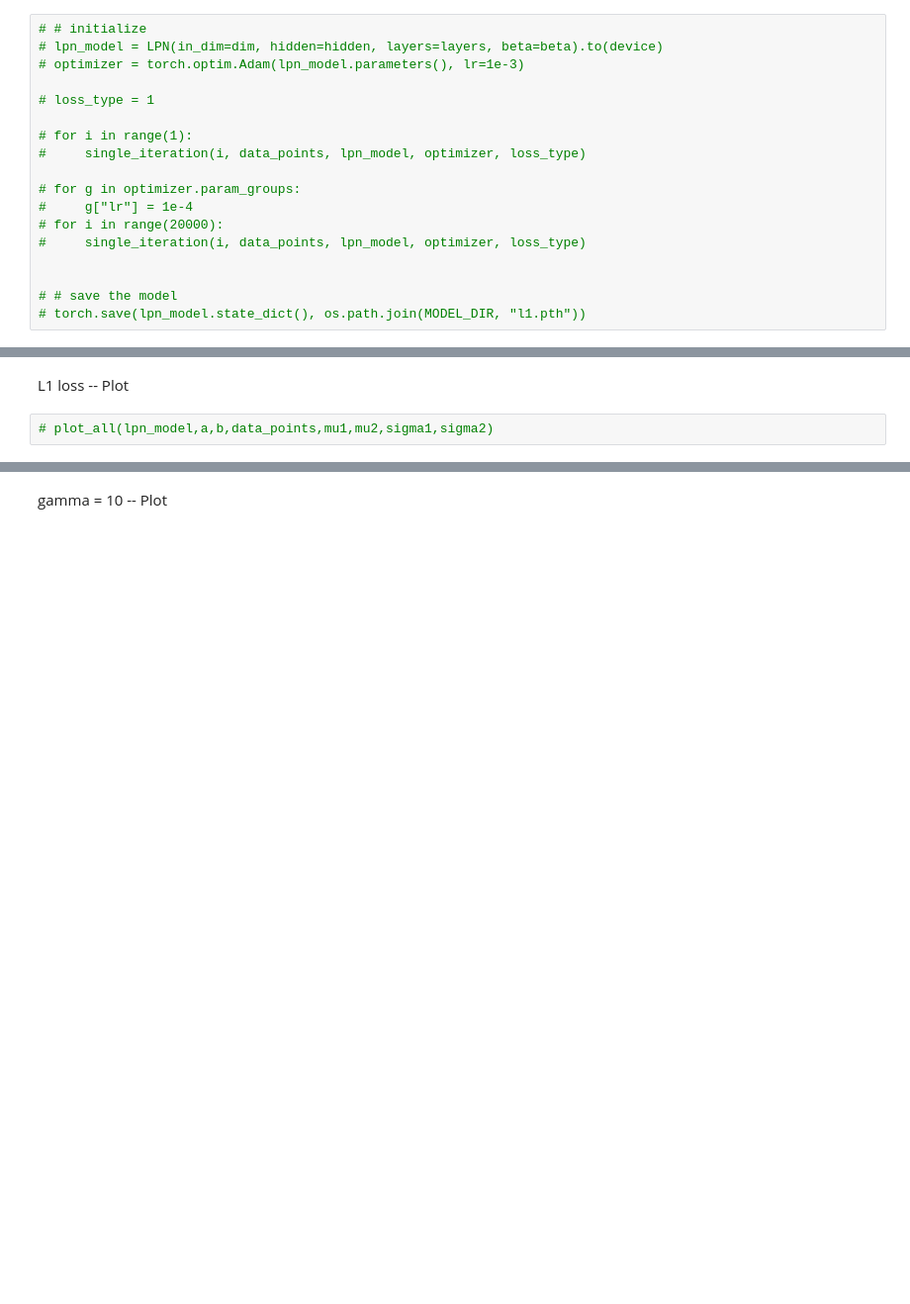
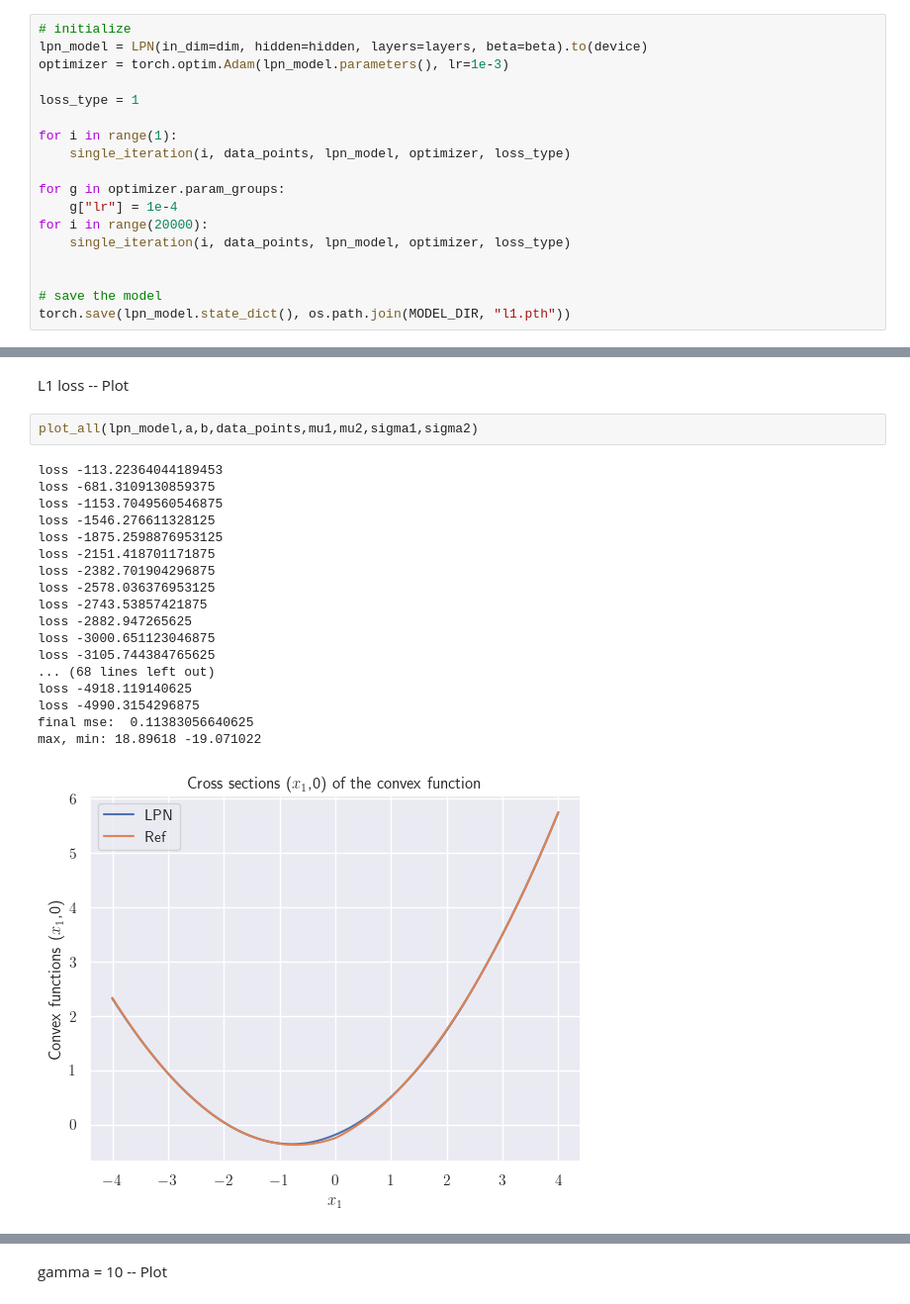
Before and after one commit to Gabriel-P-Langlois/lpn_for_nonconvex_control, a Jupyter notebook: exps/_hjpdes_experiments_multiD/exp_1_minplus_2D.ipynb, the cells around one changed output, grey strips where cells are left out. Shown at 99% size. Saved outputs shown, nothing was run; the diff lists cells and outputs as text; blank space fills up the shorter version.

```diff
--- a/exps/_hjpdes_experiments_multiD/exp_1_minplus_2D.ipynb
+++ b/exps/_hjpdes_experiments_multiD/exp_1_minplus_2D.ipynb
@@ -390,20 +406,20 @@ plot_all(lpn_model,a,b,data_points,mu1,mu2,sigma1,sigma2)
 # %% [markdown]
 L1 loss -- Train
 # %%
-# # initialize
-# lpn_model = LPN(in_dim=dim, hidden=hidden, layers=layers, beta=beta).to(device)
-# optimizer = torch.optim.Adam(lpn_model.parameters(), lr=1e-3)
+# initialize
+lpn_model = LPN(in_dim=dim, hidden=hidden, layers=layers, beta=beta).to(device)
+optimizer = torch.optim.Adam(lpn_model.parameters(), lr=1e-3)
 
-# loss_type = 1
+loss_type = 1
 
-# for i in range(1):
-#     single_iteration(i, data_points, lpn_model, optimizer, loss_type)
+for i in range(1):
+    single_iteration(i, data_points, lpn_model, optimizer, loss_type)
 
-# for g in optimizer.param_groups:
-#     g["lr"] = 1e-4
-# for i in range(20000):
-#     single_iteration(i, data_points, lpn_model, optimizer, loss_type)
+for g in optimizer.param_groups:
+    g["lr"] = 1e-4
+for i in range(20000):
+    single_iteration(i, data_points, lpn_model, optimizer, loss_type)
 
 
-# # save the model
-# torch.save(lpn_model.state_dict(), os.path.join(MODEL_DIR, "l1.pth"))
+# save the model
+torch.save(lpn_model.state_dict(), os.path.join(MODEL_DIR, "l1.pth"))
@@ -410,4 +444,23 @@ L1 loss -- Train
 # %% [markdown]
 L1 loss -- Plot
 # %%
-# plot_all(lpn_model,a,b,data_points,mu1,mu2,sigma1,sigma2)
+plot_all(lpn_model,a,b,data_points,mu1,mu2,sigma1,sigma2)
+# %% [output]
+loss -113.22364044189453
+loss -681.3109130859375
+loss -1153.7049560546875
+loss -1546.276611328125
+loss -1875.2598876953125
+loss -2151.418701171875
+loss -2382.701904296875
+loss -2578.036376953125
+loss -2743.53857421875
+loss -2882.947265625
+loss -3000.651123046875
+loss -3105.744384765625
+... (68 lines left out)
+loss -4918.119140625
+loss -4990.3154296875
+final mse:  0.11383056640625
+max, min: 18.89618 -19.071022
+[figure, added]
```
Also changed, not shown: parts of 27 cells of this notebook, 9 other files.
